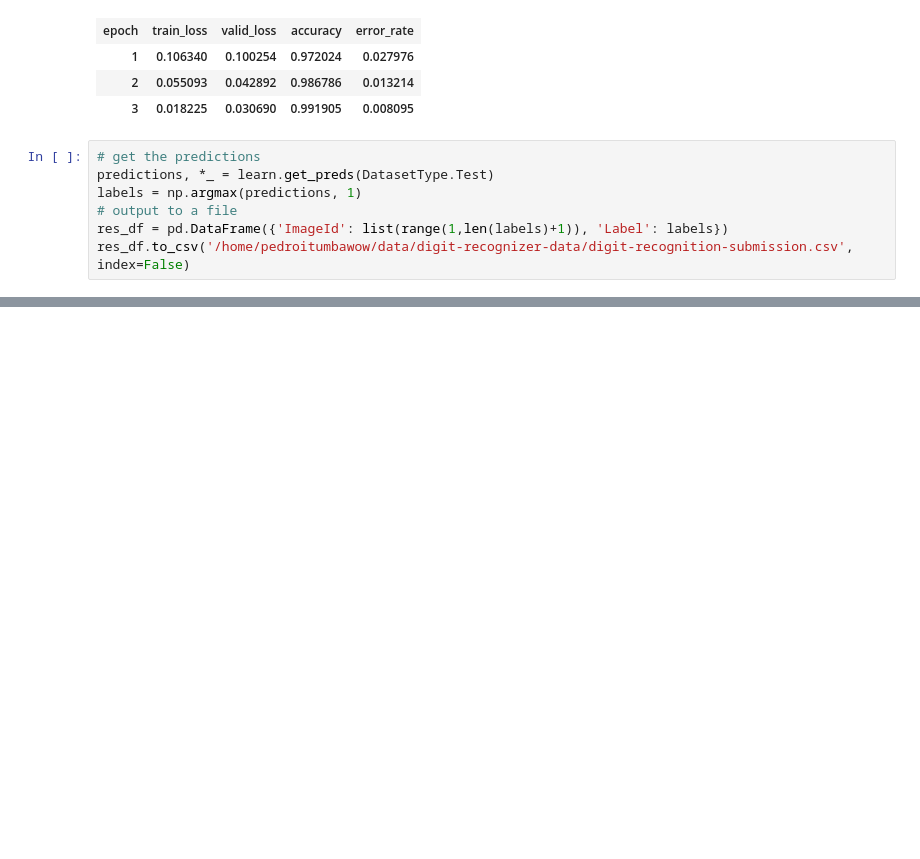
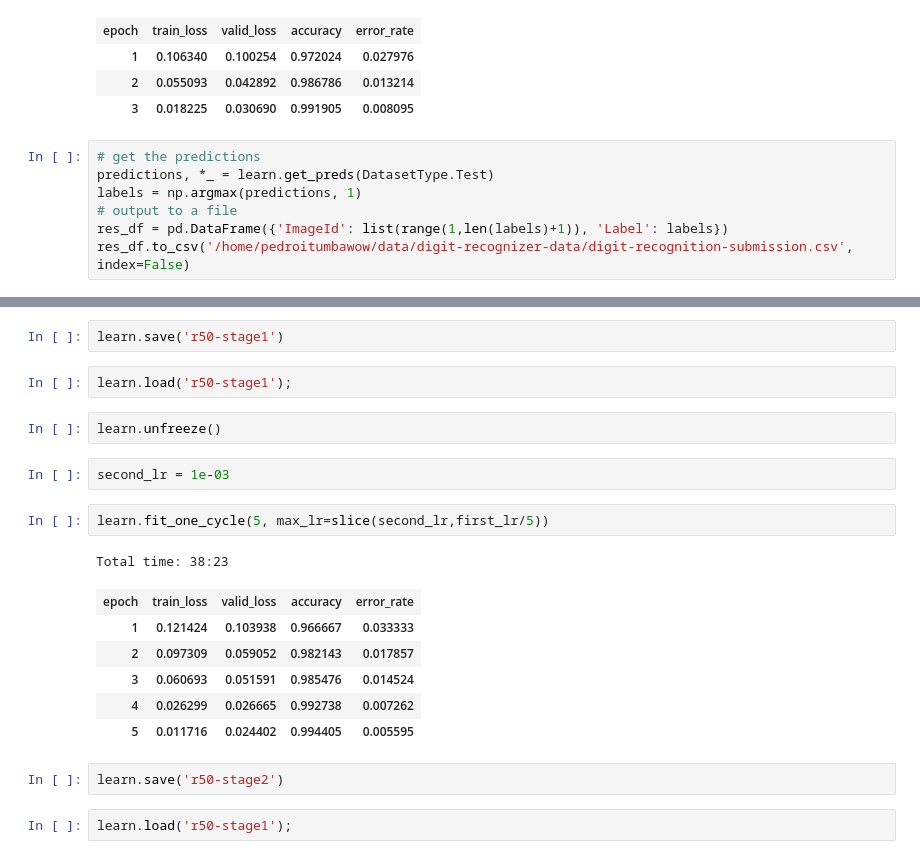
Before and after one commit to PedrinhowVieira/kaggle, a Jupyter notebook: digit-recognizer.ipynb, the cells around one changed output, grey strips where cells are left out. Cells and saved outputs as stored; diff of their text form; blank space fills up the shorter version.

```diff
--- a/digit-recognizer.ipynb
+++ b/digit-recognizer.ipynb
@@ -105,0 +136,22 @@ res_df.to_csv('/home/pedroitumbawow/data/digit-recognizer-data/digit-recognition
+# %%
+learn.save('r50-stage1')
+# %%
+learn.load('r50-stage1');
+# %%
+learn.unfreeze()
+# %%
+second_lr = 1e-03
+# %%
+learn.fit_one_cycle(5, max_lr=slice(second_lr,first_lr/5))
+# %% [output]
+Total time: 38:23
+| epoch | train_loss | valid_loss | accuracy | error_rate |
+| 1 | 0.121424 | 0.103938 | 0.966667 | 0.033333 |
+| 2 | 0.097309 | 0.059052 | 0.982143 | 0.017857 |
+| 3 | 0.060693 | 0.051591 | 0.985476 | 0.014524 |
+| 4 | 0.026299 | 0.026665 | 0.992738 | 0.007262 |
+| 5 | 0.011716 | 0.024402 | 0.994405 | 0.005595 |
+# %%
+learn.save('r50-stage2')
+# %%
+learn.load('r50-stage1');
```
Also changed, not shown: parts of 8 cells of this notebook.
